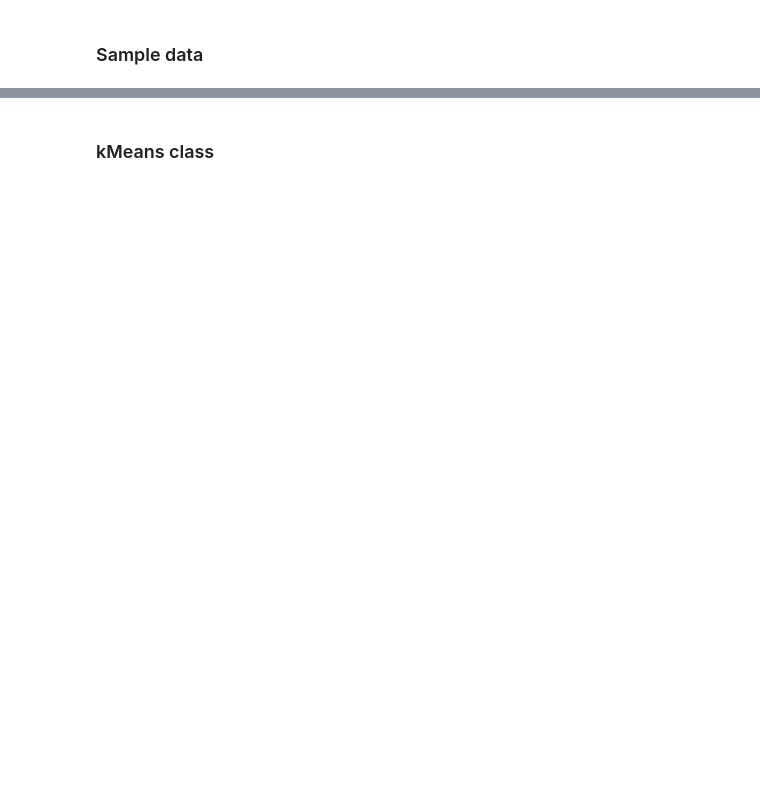
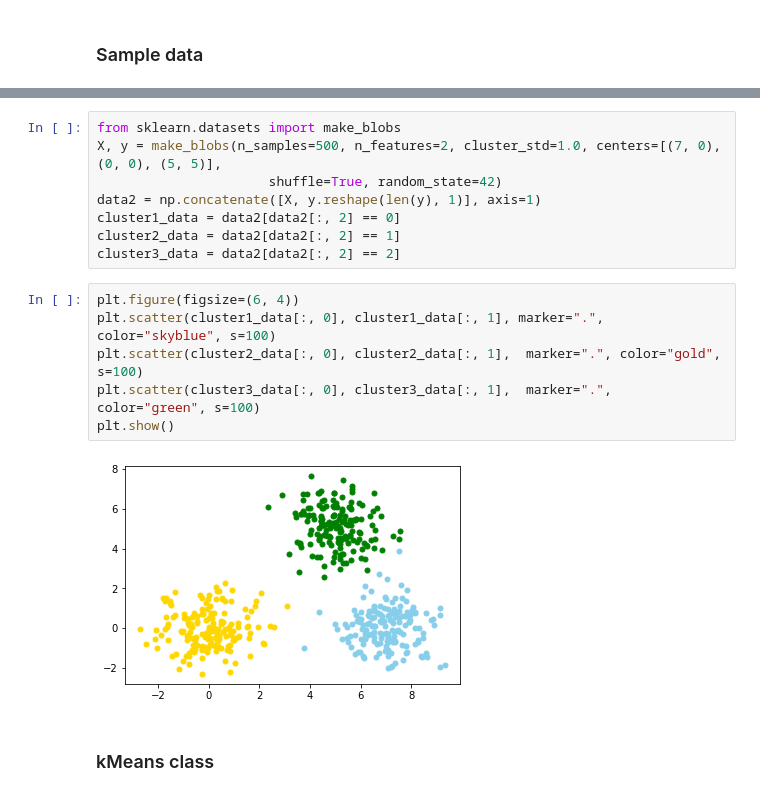
Before and after one commit to Yao-14/ML-DL_NWPU, a Jupyter notebook: 1_machine_learning_class/3_kmeans/homework/Homework 04 - kMeans.ipynb, the cells around one changed output, grey strips where cells are left out. Cells and saved outputs as stored; diff of their text form; blank space fills up the shorter version.

```diff
--- a/1_machine_learning_class/3_kmeans/homework/Homework 04 - kMeans.ipynb
+++ b/1_machine_learning_class/3_kmeans/homework/Homework 04 - kMeans.ipynb
@@ -65,2 +79,18 @@ from scipy.spatial.distance import cdist
+# %%
+from sklearn.datasets import make_blobs
+X, y = make_blobs(n_samples=500, n_features=2, cluster_std=1.0, centers=[(7, 0), (0, 0), (5, 5)],
+                      shuffle=True, random_state=42)
+data2 = np.concatenate([X, y.reshape(len(y), 1)], axis=1)
+cluster1_data = data2[data2[:, 2] == 0]
+cluster2_data = data2[data2[:, 2] == 1]
+cluster3_data = data2[data2[:, 2] == 2]
+# %%
+plt.figure(figsize=(6, 4))
+plt.scatter(cluster1_data[:, 0], cluster1_data[:, 1], marker=".", color="skyblue", s=100)
+plt.scatter(cluster2_data[:, 0], cluster2_data[:, 1],  marker=".", color="gold", s=100)
+plt.scatter(cluster3_data[:, 0], cluster3_data[:, 1],  marker=".", color="green", s=100)
+plt.show()
+# %% [output]
+[figure, added]
 # %% [markdown]
 ### kMeans class
```
Also changed, not shown: parts of 10 cells of this notebook.
